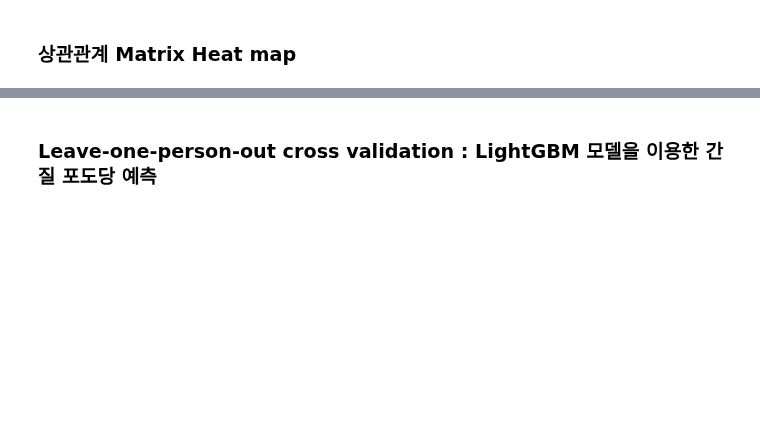
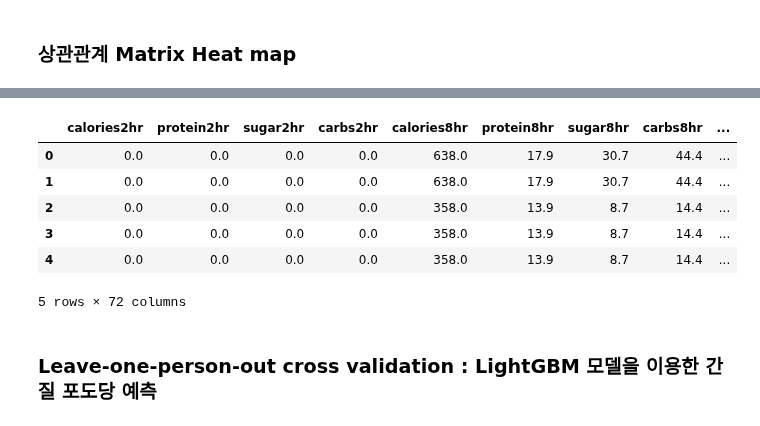
Before and after one commit to mingg12/engineering-newFork, a Jupyter notebook: lightGBM_regressor.ipynb, the cells around one changed output, grey strips where cells are left out. Drawn from its saved outputs; the diff is of its cells as text; code cells hidden in the pictures; blank space fills up the shorter version.

```diff
--- a/lightGBM_regressor.ipynb
+++ b/lightGBM_regressor.ipynb
@@ -76,2 +76,12 @@ plt.show()
+# %%
+df.head()
+# %% [output]
+|  | calories2hr | protein2hr | sugar2hr | carbs2hr | calories8hr | protein8hr | sugar8hr | carbs8hr | ... |
+| 0 | 0.0 | 0.0 | 0.0 | 0.0 | 638.0 | 17.9 | 30.7 | 44.4 | ... |
+| 1 | 0.0 | 0.0 | 0.0 | 0.0 | 638.0 | 17.9 | 30.7 | 44.4 | ... |
+| 2 | 0.0 | 0.0 | 0.0 | 0.0 | 358.0 | 13.9 | 8.7 | 14.4 | ... |
+| 3 | 0.0 | 0.0 | 0.0 | 0.0 | 358.0 | 13.9 | 8.7 | 14.4 | ... |
+| 4 | 0.0 | 0.0 | 0.0 | 0.0 | 358.0 | 13.9 | 8.7 | 14.4 | ... |
+5 rows × 72 columns
 # %% [markdown]
 ### Leave-one-person-out cross validation : LightGBM 모델을 이용한 간질 포도당 예측
```
Also changed, not shown: parts of 7 cells of this notebook.
